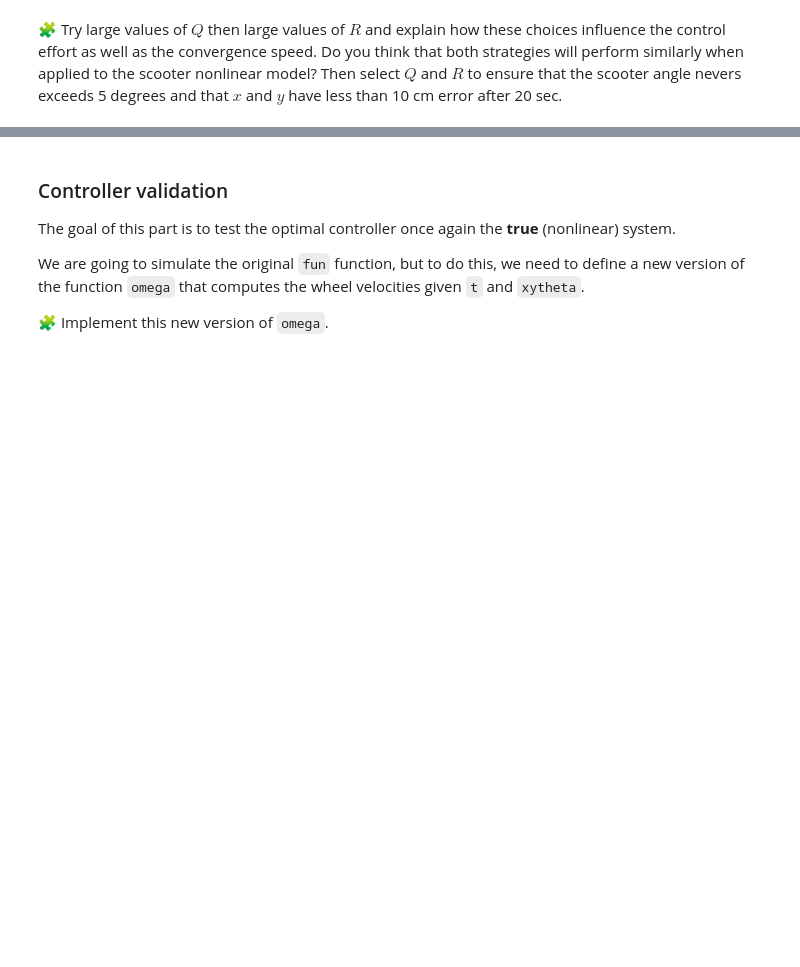
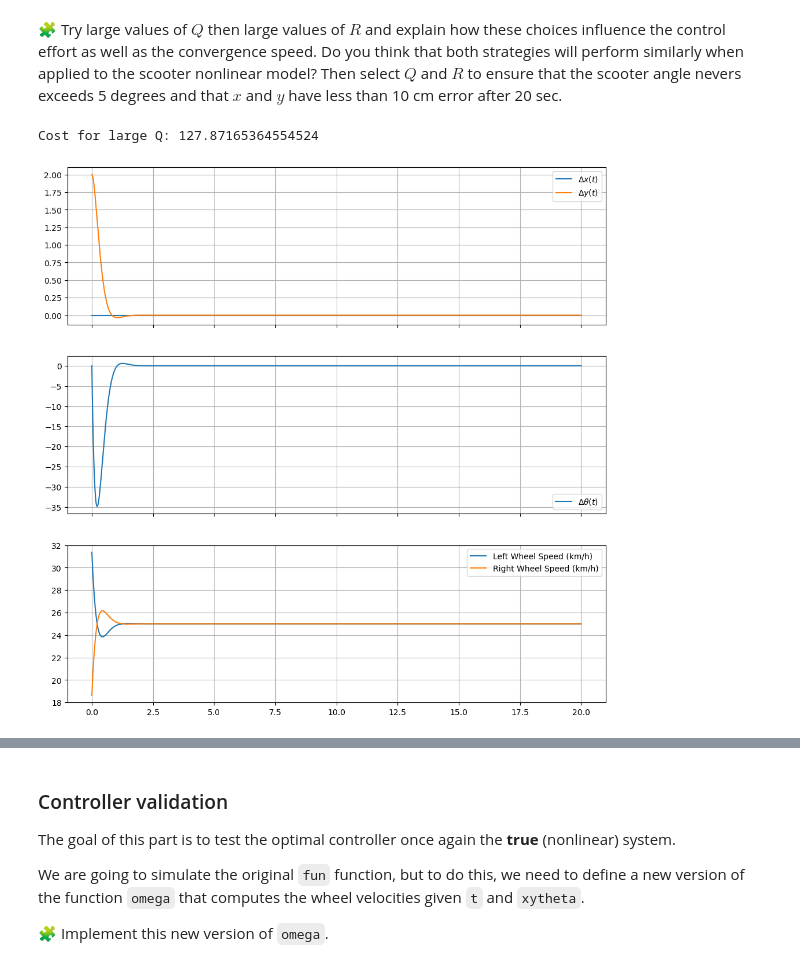
Before and after one commit to Nezar-ELMESSNAOUI/control-engineering-with-python-project-2023-2024, a Jupyter notebook: Project-part-3.ipynb, the cells around one changed output, grey strips where cells are left out. Drawn from its saved outputs; the diff is of its cells as text; code cells hidden in the pictures; blank space fills up the shorter version.

```diff
--- a/Project-part-3.ipynb
+++ b/Project-part-3.ipynb
@@ -679,0 +773,43 @@ pass
+# %%
+# Large Q
+Q_large = 100 * eye(3)
+
+K = compute_gain_matrix(A, B, Q_large, R_0)
+
+def deltaOmega(t,deltaX):
+    return -K@deltaX
+
+simul = solve_ivp(fun=lin_fun,t_span=[0, 20],y0=[0,2,0],dense_output=True, rtol=1e-6, atol=1e-12)
+
+t = linspace(0.0,tf, 1000)
+dx, dy, dtheta = simul["sol"](t)
+fig=figure(figsize=(12, 12))
+ax1, ax2, ax3 = fig.subplots(3, 1, sharex=True)
+ax1.grid(True)
+ax1.plot(t, dx, label="$\Delta x(t)$")
+ax1.plot(t, dy, label="$\Delta y(t)$")
+ax1.legend()
+ax2.grid(True)
+ax2.plot(t, dtheta*180/pi, label=r"$\Delta\theta(t)$")
+ax2.legend()
+
+dX = simul["sol"](t)
+dOmega = -K@dX
+dOmega_l = dOmega[0]
+dOmega_r = dOmega[1]
+omega_l = dOmega_l + v/r
+omega_r = dOmega_r + v/r
+
+ax3.plot(t,omega_l*r*3.6, label="Left Wheel Speed (km/h)")
+ax3.plot(t,omega_r*r*3.6, label="Right Wheel Speed (km/h)")
+ax3.legend()
+ax3.grid()
+
+def delta_Omega(t):
+    return -K@simul["sol"](t)
+
+cost_Q = Compute_cost(deltaX, delta_Omega, Q_large, R_0, [0, 20])
+print("Cost for large Q:", cost_Q)
+# %% [output]
+Cost for large Q: 127.87165364554524
+[figure, added]
```
Also changed, not shown: parts of 16 cells of this notebook.
